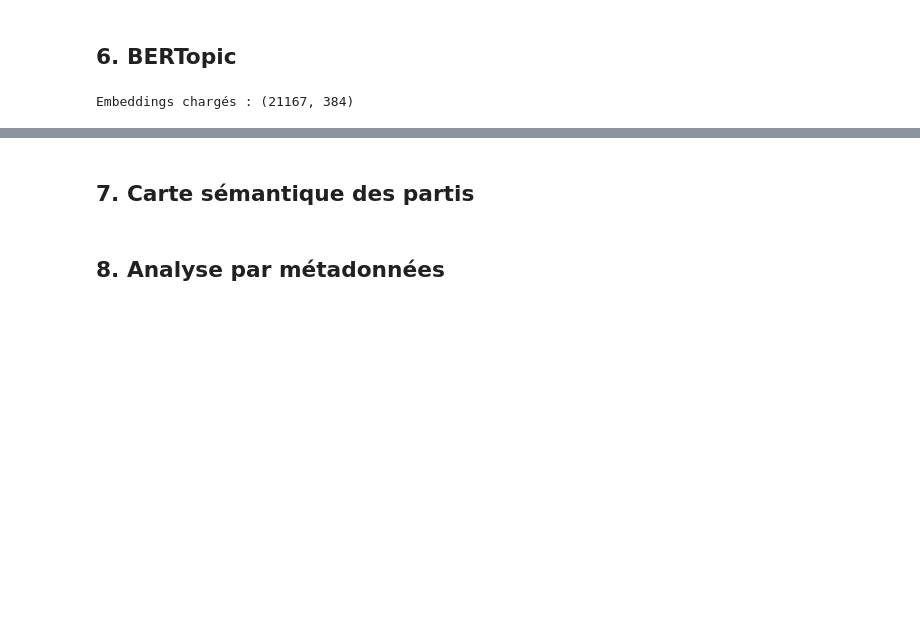
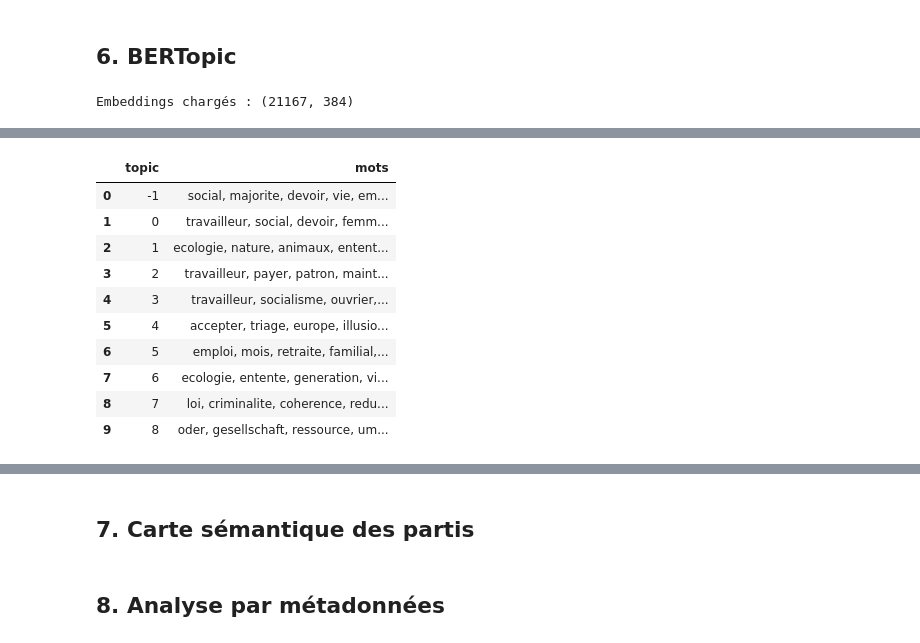
Before and after one commit to Nujabest/NLP, a Jupyter notebook: analyse.ipynb, the cells around one changed output, grey strips where cells are left out. Saved outputs shown, nothing was run; the diff lists cells and outputs as text; code cells hidden in the pictures; blank space fills up the shorter version.

```diff
--- a/analyse.ipynb
+++ b/analyse.ipynb
@@ -179,0 +195,13 @@ plot_top_words(nmf, tfidf_vectorizer, 15, "NMF Topics — ARCHELEC", save_path="
+# %%
+topic_label = {
+    0: "Socialisme et autogestion ouvrière",
+    1: "Front populaire et justice fiscale",
+    2: "Lutte ouvrière et féminisme",
+    3: "Écologie animaliste et protection nature",
+    4: "Immigration et sécurité nationale",
+    5: "Écologie politique et Les Verts",
+    6: "Institutions républicaines et élections",
+    7: "Anticapitalisme et critique du patronat",
+    8: "Social-démocratie et développement",
+    9: "Réforme sociale et pouvoir d'achat",
+}
@@ -337,9 +355,23 @@ fig = topic_model.visualize_barchart(n_words=20, topics=list(range(10)))
 fig.write_html("plot_interactif/bertopic_barchart.html")
 fig
 # %%
-fig = topic_model.visualize_topics()
-fig.write_html("plot_interactif/bertopic_topics.html")
-fig
+pd.set_option("display.max_colwidth", None)
+pd.DataFrame([
+    {"topic": topic_id, "mots": ", ".join(w for w, _ in words)}
+    for topic_id, words in topic_model.topic_representations_.items()
+])
+# %% [output]
+|  | topic | mots |
+| 0 | -1 | social, majorite, devoir, vie, em... |
+| 1 | 0 | travailleur, social, devoir, femm... |
+| 2 | 1 | ecologie, nature, animaux, entent... |
+| 3 | 2 | travailleur, payer, patron, maint... |
+| 4 | 3 | travailleur, socialisme, ouvrier,... |
+| 5 | 4 | accepter, triage, europe, illusio... |
+| 6 | 5 | emploi, mois, retraite, familial,... |
+| 7 | 6 | ecologie, entente, generation, vi... |
+| 8 | 7 | loi, criminalite, coherence, redu... |
+| 9 | 8 | oder, gesellschaft, ressource, um... |
 # %%
 hierarchical_topics = topic_model.hierarchical_topics(docs)
 fig = topic_model.visualize_hierarchy(hierarchical_topics=hierarchical_topics)
```
Also changed, not shown: parts of 17 cells of this notebook, 45 other files.
